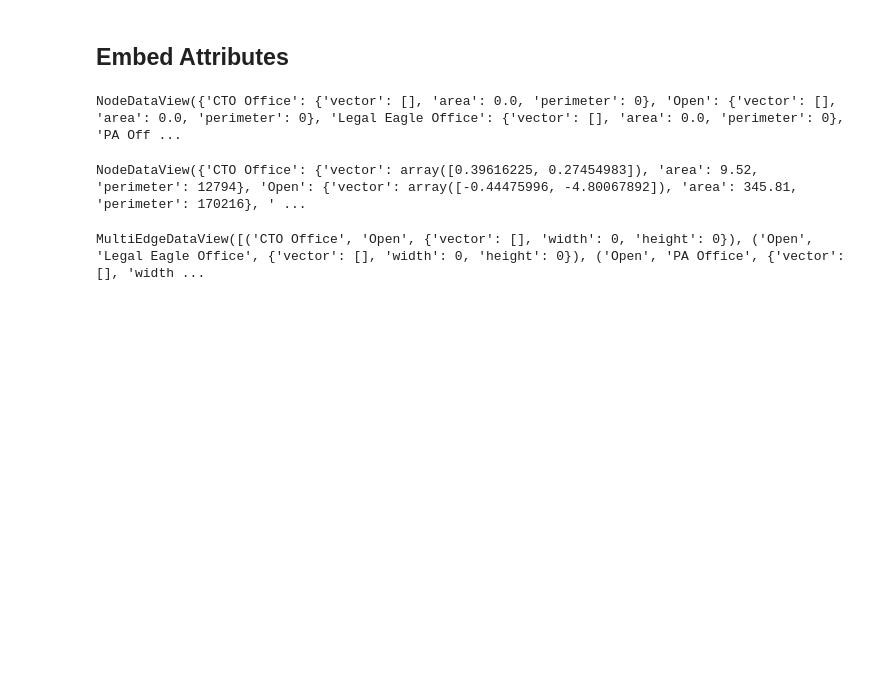
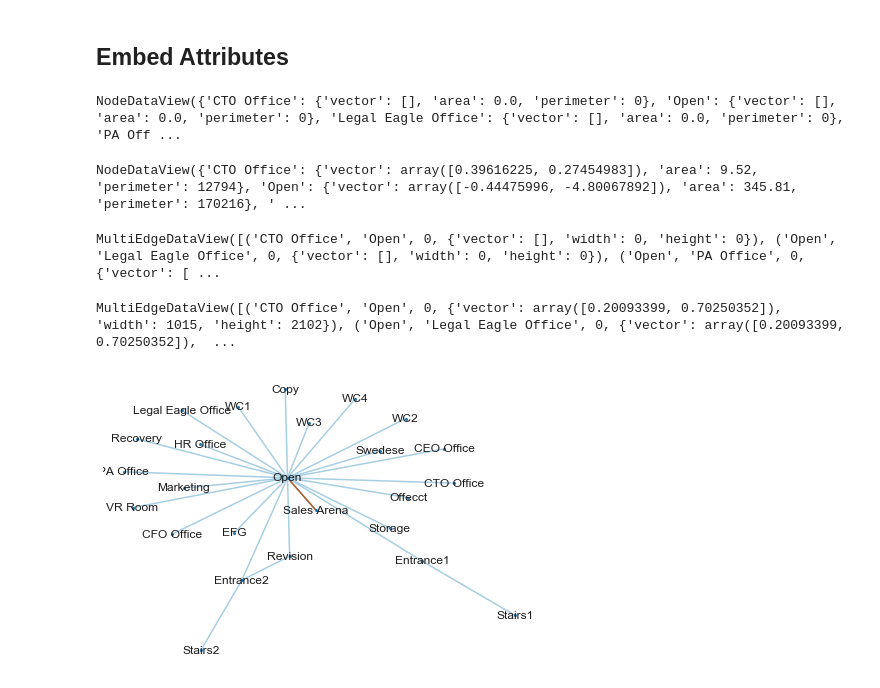
Before and after one commit to GAnagno/Social-Web, a Jupyter notebook: Spectral Map.ipynb, the cells around one changed output. Cells and saved outputs as stored; diff of their text form; code cells hidden in the pictures; blank space fills up the shorter version.

```diff
--- a/Spectral Map.ipynb
+++ b/Spectral Map.ipynb
@@ -190,3 +193 @@ Covariance matrix:
-# %%
-R = standardize((R))
 # %%
@@ -319,7 +299,7 @@ G = nx.MultiGraph()
 
 # Add edges to to the graph object
 # Each tuple represents an edge between two nodes
-G.add_edges_from(pairs)
+G.add_edges_from(pairs[:, [0, 1]])
 c = np.array(G.edges).T[2].astype(int)
 my_pos = nx.spring_layout(G, seed = 56)
 # Draw the resulting graph
@@ -334,2 +314,5 @@ sns.heatmap(A, cmap="YlGnBu", annot=True, xticklabels=G.nodes, yticklabels=G.nod
 # %% [output]
 [figure]
+# %%
+pairs = np.vstack((fr, to, c)).T
+pairs
@@ -371,6 +372,19 @@ nx.set_edge_attributes(G, door_vector, 'vector')
 nx.set_edge_attributes(G, width, 'width')
 nx.set_edge_attributes(G, height, 'height')
 # %%
-G.edges.data()
+G.edges(data=True,keys=True)
 # %% [output]
-MultiEdgeDataView([('CTO Office', 'Open', {'vector': [], 'width': 0, 'height': 0}), ('Open', 'Legal Eagle Office', {'vector': [], 'width': 0, 'height': 0}), ('Open', 'PA Office', {'vector': [], 'width ...
+MultiEdgeDataView([('CTO Office', 'Open', 0, {'vector': [], 'width': 0, 'height': 0}), ('Open', 'Legal Eagle Office', 0, {'vector': [], 'width': 0, 'height': 0}), ('Open', 'PA Office', 0, {'vector': [ ...
+# %%
+for i, pair in enumerate(pairs):
+    G.edges[(pair[0], pair[1], pair[2])]['vector'] = D[i]
+    G.edges[(pair[0], pair[1], pair[2])]['width'] = dw[i]
+    G.edges[(pair[0], pair[1], pair[2])]['height'] = dh[i]
+# %%
+G.edges(data=True,keys=True)
+# %% [output]
+MultiEdgeDataView([('CTO Office', 'Open', 0, {'vector': array([0.20093399, 0.70250352]), 'width': 1015, 'height': 2102}), ('Open', 'Legal Eagle Office', 0, {'vector': array([0.20093399, 0.70250352]),  ...
+# %%
+nx.draw(G, pos=my_pos, with_labels=True, edge_color=c, width=1.5, node_size=4, edge_cmap=plt.cm.Paired)
+# %% [output]
+[figure, added]
```
Also changed, not shown: parts of 30 cells of this notebook.
